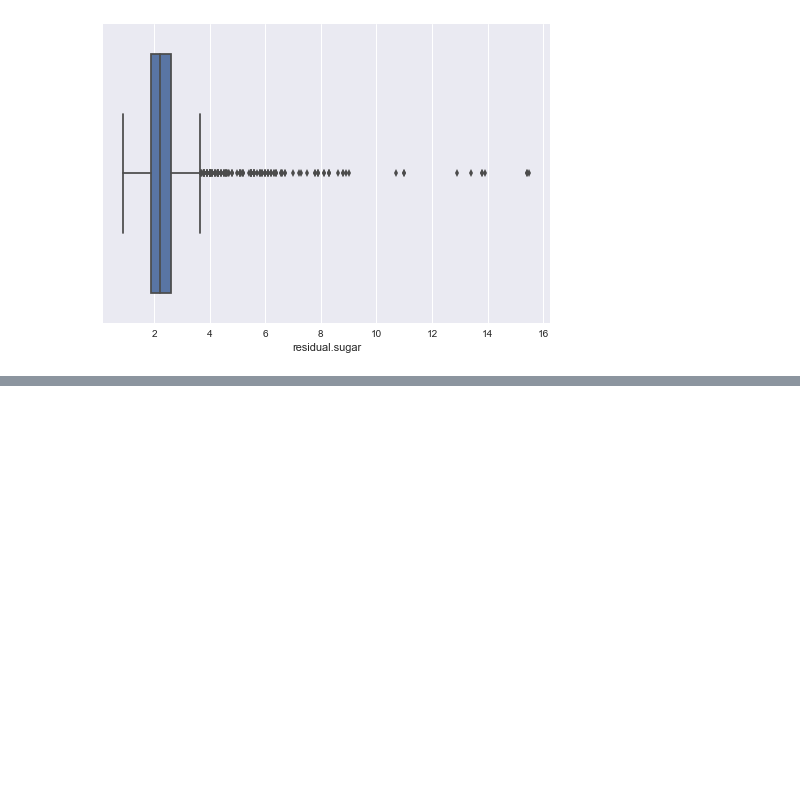
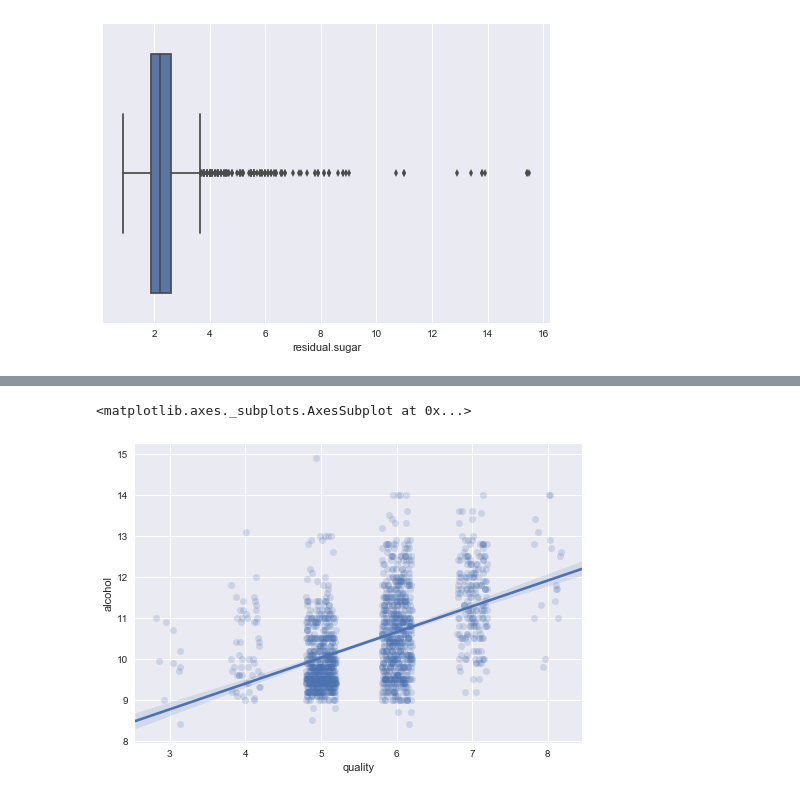
Before and after one commit to Shreyas3108/May28thMLbatcj, a Jupyter notebook: WineQualityReds.ipynb, the cells around one changed output, grey strips where cells are left out. Saved outputs shown, nothing was run; the diff lists cells and outputs as text; code cells hidden in the pictures; blank space fills up the shorter version.

```diff
--- a/WineQualityReds.ipynb
+++ b/WineQualityReds.ipynb
@@ -198,0 +262,5 @@ sns.boxplot(df['residual.sugar'])
+# %%
+sns.regplot(x = 'quality',y = 'alcohol',data = df , x_jitter=0.2, scatter_kws={'alpha':0.2})
+# %% [output]
+<matplotlib.axes._subplots.AxesSubplot at 0x...>
+[figure, added]
```
Also changed, not shown: parts of 23 cells of this notebook.
